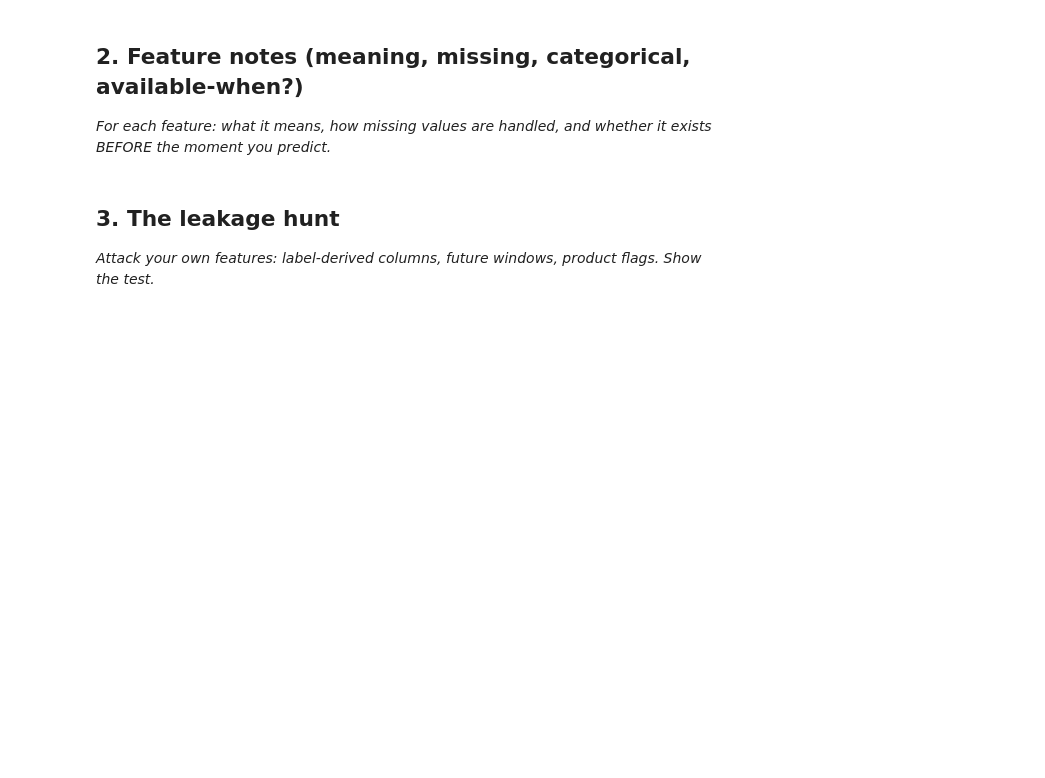
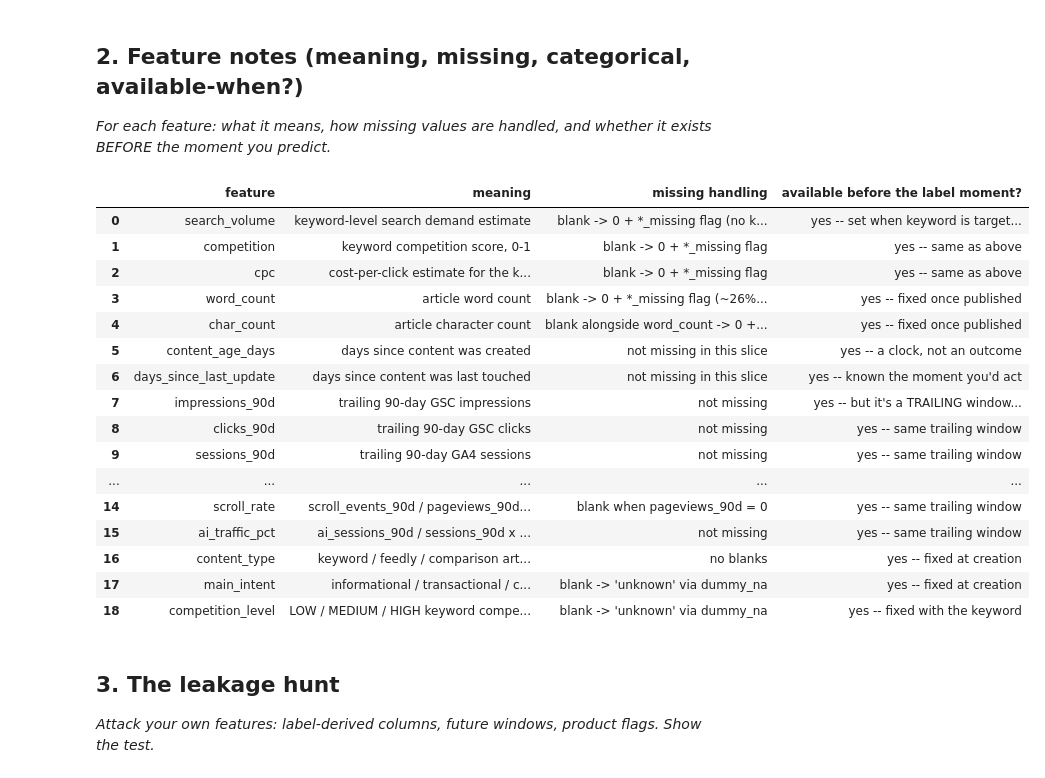
Before and after one commit to Mvdu12/ml-internship-starter, a Jupyter notebook: work/notebooks/w03_feature_leakage_check.ipynb, the cells around one changed output. Drawn from its saved outputs; the diff is of its cells as text; code cells hidden in the pictures; blank space fills up the shorter version.

```diff
--- a/work/notebooks/w03_feature_leakage_check.ipynb
+++ b/work/notebooks/w03_feature_leakage_check.ipynb
@@ -14,6 +51,49 @@ This skeleton is yours to fill. Work the sections **in order** — each one has
 ## 2. Feature notes (meaning, missing, categorical, available-when?)
 
 *For each feature: what it means, how missing values are handled, and whether it exists BEFORE the moment you predict.*
+# %%
+feature_notes = pd.DataFrame([
+    ("search_volume",           "keyword-level search demand estimate",         "blank -> 0 + *_missing flag (no keyword data on some content_types)", "yes -- set when keyword is targeted, before any traffic is observed"),
+    ("competition",             "keyword competition score, 0-1",                "blank -> 0 + *_missing flag",                                          "yes -- same as above"),
+    ("cpc",                     "cost-per-click estimate for the keyword",       "blank -> 0 + *_missing flag",                                          "yes -- same as above"),
+    ("word_count",               "article word count",                            "blank -> 0 + *_missing flag (~26% missing, varies by content_type)",  "yes -- fixed once published"),
+    ("char_count",               "article character count",                       "blank alongside word_count -> 0 + *_missing flag",                     "yes -- fixed once published"),
+    ("content_age_days",         "days since content was created",                "not missing in this slice",                                            "yes -- a clock, not an outcome"),
+    ("days_since_last_update",   "days since content was last touched",           "not missing in this slice",                                            "yes -- known the moment you'd act"),
+    ("impressions_90d",         "trailing 90-day GSC impressions",               "not missing",                                                          "yes -- but it's a TRAILING window, not a future one"),
+    ("clicks_90d",               "trailing 90-day GSC clicks",                    "not missing",                                                          "yes -- same trailing window"),
+    ("sessions_90d",             "trailing 90-day GA4 sessions",                  "not missing",                                                          "yes -- same trailing window"),
+    ("engaged_sessions_90d",     "trailing 90-day GA4 engaged sessions",          "not missing",                                                          "yes -- same trailing window"),
+    ("ctr",                     "clicks_90d / impressions_90d x 100",             "not missing (0 when no clicks)",                                       "yes -- derived from the same trailing window"),
+    ("avg_position",            "mean GSC position; 0 = no position data",       "0 means 'no data', kept as-is + relies on the 90d window",             "yes -- trailing window, not future"),
+    ("engagement_rate",         "engaged_sessions_90d / sessions_90d x 100",     "not missing",                                                          "yes -- same trailing window"),
+    ("scroll_rate",              "scroll_events_90d / pageviews_90d x 100, can exceed 100", "blank when pageviews_90d = 0",                             "yes -- same trailing window"),
+    ("ai_traffic_pct",           "ai_sessions_90d / sessions_90d x 100, can exceed 100", "not missing",                                                    "yes -- same trailing window"),
+    ("content_type",             "keyword / feedly / comparison article",         "no blanks",                                                            "yes -- fixed at creation"),
+    ("main_intent",              "informational / transactional / commercial / navigational", "blank -> 'unknown' via dummy_na",                          "yes -- fixed at creation"),
+    ("competition_level",        "LOW / MEDIUM / HIGH keyword competition",       "blank -> 'unknown' via dummy_na",                                      "yes -- fixed with the keyword"),
+], columns=["feature", "meaning", "missing handling", "available before the label moment?"])
+
+pd.set_option("display.max_colwidth", None)
+feature_notes
+# %% [output]
+|  | feature | meaning | missing handling | available before the label moment? |
+| 0 | search_volume | keyword-level search demand estimate | blank -> 0 + *_missing flag (no k... | yes -- set when keyword is target... |
+| 1 | competition | keyword competition score, 0-1 | blank -> 0 + *_missing flag | yes -- same as above |
+| 2 | cpc | cost-per-click estimate for the k... | blank -> 0 + *_missing flag | yes -- same as above |
+| 3 | word_count | article word count | blank -> 0 + *_missing flag (~26%... | yes -- fixed once published |
+| 4 | char_count | article character count | blank alongside word_count -> 0 +... | yes -- fixed once published |
+| 5 | content_age_days | days since content was created | not missing in this slice | yes -- a clock, not an outcome |
+| 6 | days_since_last_update | days since content was last touched | not missing in this slice | yes -- known the moment you'd act |
+| 7 | impressions_90d | trailing 90-day GSC impressions | not missing | yes -- but it's a TRAILING window... |
+| 8 | clicks_90d | trailing 90-day GSC clicks | not missing | yes -- same trailing window |
+| 9 | sessions_90d | trailing 90-day GA4 sessions | not missing | yes -- same trailing window |
+| ... | ... | ... | ... | ... |
+| 14 | scroll_rate | scroll_events_90d / pageviews_90d... | blank when pageviews_90d = 0 | yes -- same trailing window |
+| 15 | ai_traffic_pct | ai_sessions_90d / sessions_90d x ... | not missing | yes -- same trailing window |
+| 16 | content_type | keyword / feedly / comparison art... | no blanks | yes -- fixed at creation |
+| 17 | main_intent | informational / transactional / c... | blank -> 'unknown' via dummy_na | yes -- fixed at creation |
+| 18 | competition_level | LOW / MEDIUM / HIGH keyword compe... | blank -> 'unknown' via dummy_na | yes -- fixed with the keyword |
 # %% [markdown]
 ## 3. The leakage hunt
 
```
Also changed, not shown: parts of 3 cells of this notebook.
